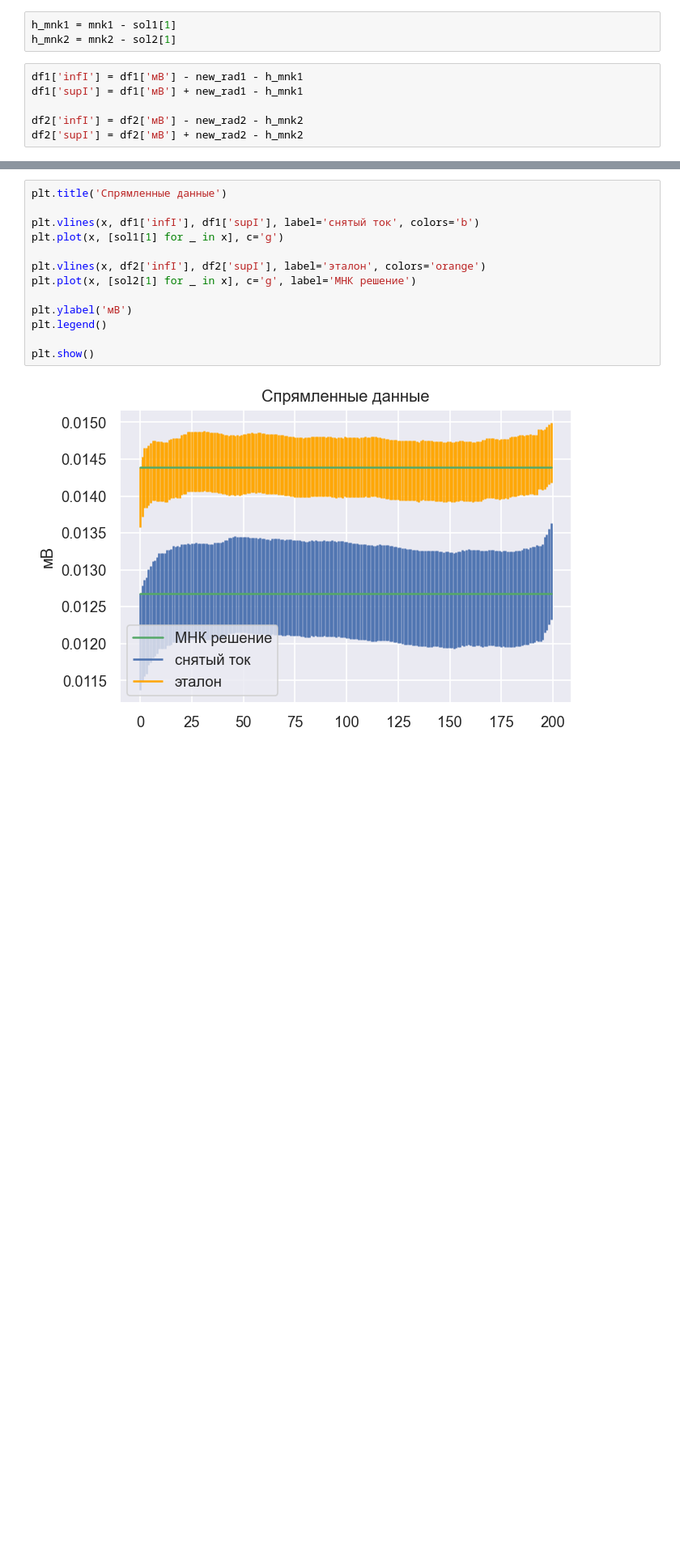
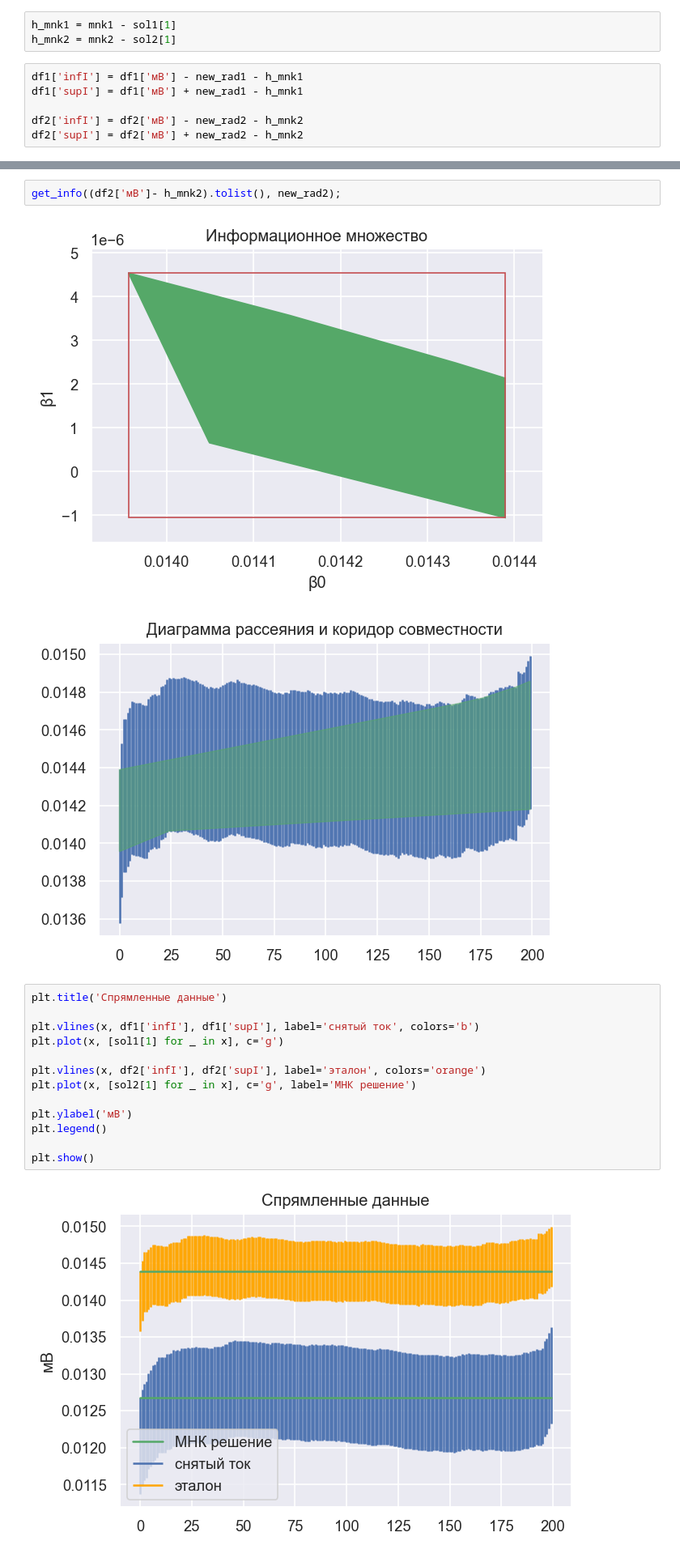
Before and after one commit to mitenevav/intervals, a Jupyter notebook: lab2/lab2.ipynb, the cells around one changed output, grey strips where cells are left out. Shown at 81% size. Cells and saved outputs as stored; diff of their text form; blank space fills up the shorter version.

```diff
--- a/lab2/lab2.ipynb
+++ b/lab2/lab2.ipynb
@@ -274,3 +280,8 @@ df2['supI'] = df2['мВ'] + new_rad2 - h_mnk2
+# %%
+get_info((df2['мВ']- h_mnk2).tolist(), new_rad2);
+# %% [output]
+[figure, added]
+[figure, added]
 # %%
 plt.title('Спрямленные данные')
 
```
Also changed, not shown: parts of 4 cells of this notebook.
